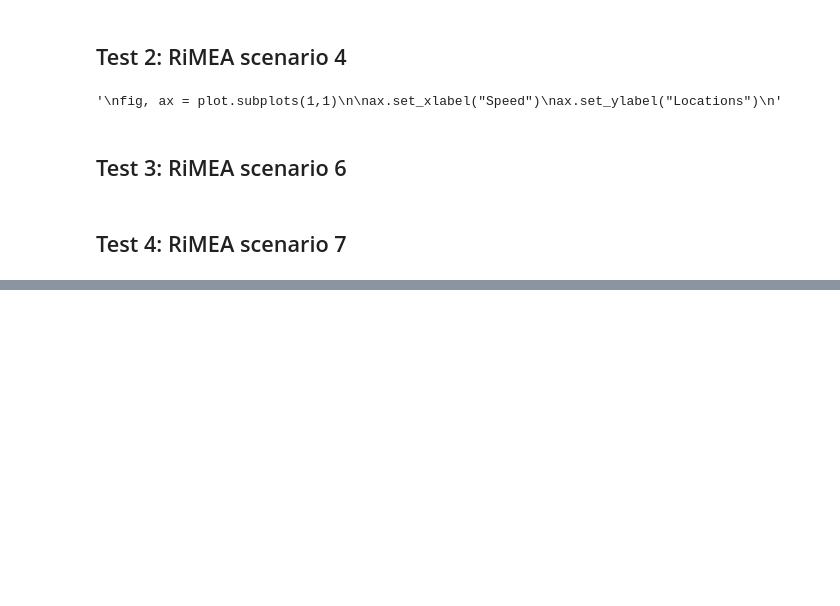
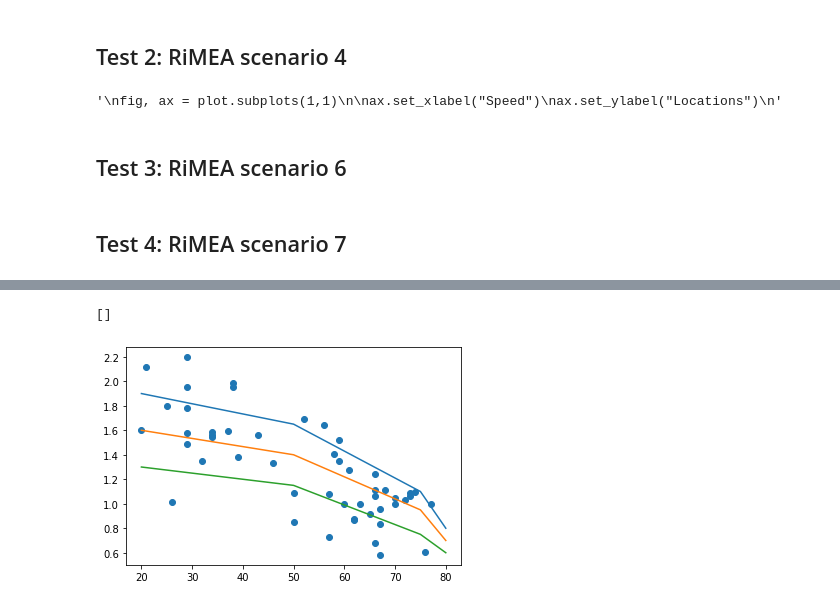
Before and after one commit to christinanb/cellular-automation, a Jupyter notebook: Untitled.ipynb, the cells around one changed output, grey strips where cells are left out. Cells and saved outputs as stored; diff of their text form; code cells hidden in the pictures; blank space fills up the shorter version.

```diff
--- a/Untitled.ipynb
+++ b/Untitled.ipynb
@@ -156,0 +139,34 @@ controller.run()
+# %%
+from numpy.random import default_rng
+import random
+import matplotlib.pyplot as plt
+
+
+def get_speed(age):
+    speed = 0
+    sigma = 0
+    if 20 <= age <= 50:
+        speed = 1.6 - 0.2/30*(age - 20)
+        sigma = 0.3 - 0.05/30*(age - 20)
+    elif 50 <= age <= 75:
+        speed = 1.4 - 0.45/25*(age - 50)
+        sigma = 0.25 - 0.05/25*(age - 50)
+    elif 75 <= age <= 80:
+        speed = 0.95 - 0.25/5*(age - 75)
+        sigma = 0.2 - 0.1/5*(age - 75)
+    return speed, sigma
+
+ages = []
+actual_speeds = []
+path_length = 10
+for i in range(50):
+    age = np.random.randint(20, 80)
+    mean, sigma = get_speed(age)
+    speed = np.random.normal(mean, sigma)
+    controller = PedestrianController(15, 5, [(1, 3)],
+                                    [(1 + path_length, 3)], [], [speed], -1, True, True, True, end_on_reached_targets=True)
+    print("pedestrian of age", age, "and speed", speed, "is expected to take", path_length/speed, "seconds. Mean:", path_length/mean)
+    controller.init_costs()
+    controller.run()
+    ages.append(age)
+    actual_speeds.append(path_length/(controller.finishing_times[0]))
@@ -156,0 +191,10 @@ controller.run()
+# %%
+plt.plot([20, 50, 75, 80], [1.9, 1.65, 1.1, 0.8])
+plt.plot([20, 50, 75, 80], [1.6, 1.4, 0.95, 0.7])
+plt.plot([20, 50, 75, 80], [1.3,  1.15, 0.75, 0.6])
+
+plt.scatter(ages, [s for s in actual_speeds])
+plt.plot()
+# %% [output]
+[]
+[figure, added]
```
Also changed, not shown: parts of 6 cells of this notebook, 1 other file.
